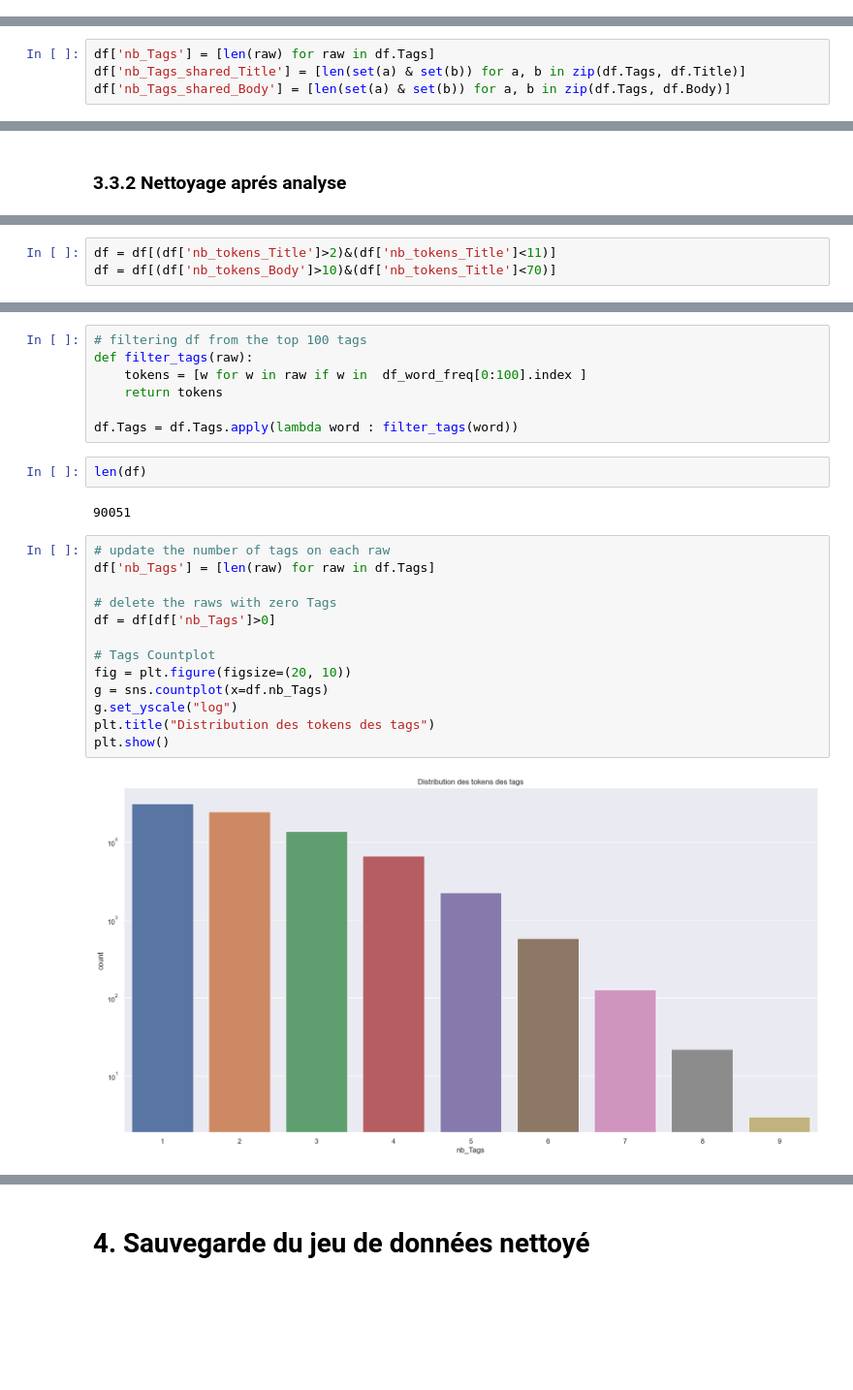
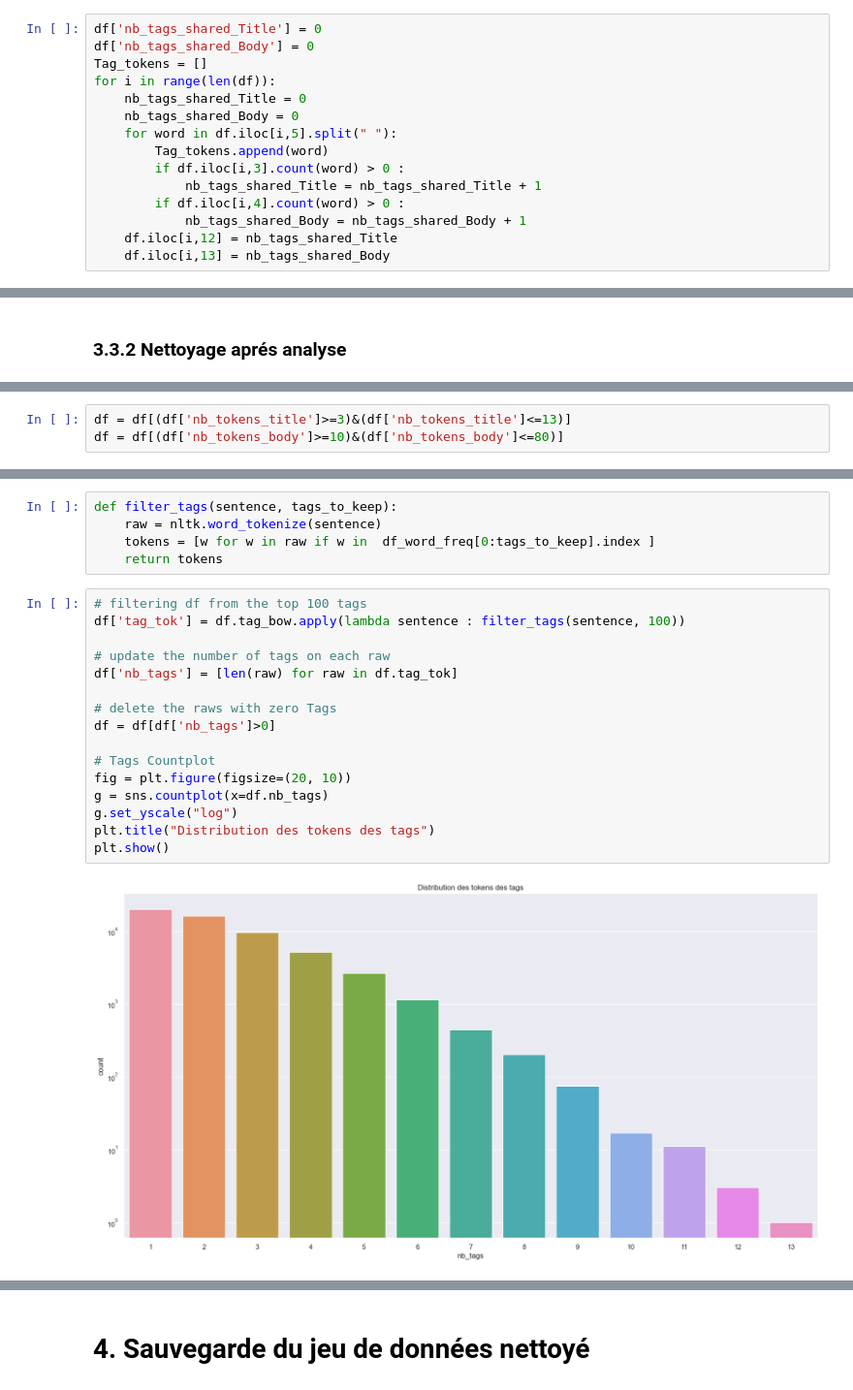
Before and after one commit to garbesc/Projet5, a Jupyter notebook: Exploration.ipynb, the cells around one changed output, grey strips where cells are left out. Shown: that part at 97% size. Cells and saved outputs as stored; diff of their text form; blank space fills up the shorter version.

```diff
--- a/Exploration.ipynb
+++ b/Exploration.ipynb
@@ -1119,0 +1005,15 @@ df['nb_tokens_shared'] = [len(set(a) & set(b)) for a, b in zip(df.Title, df.Body
+# %%
+df['nb_tags_shared_Title'] = 0
+df['nb_tags_shared_Body'] = 0
+Tag_tokens = []
+for i in range(len(df)):
+    nb_tags_shared_Title = 0
+    nb_tags_shared_Body = 0
+    for word in df.iloc[i,5].split(" "):
+        Tag_tokens.append(word)
+        if df.iloc[i,3].count(word) > 0 :
+            nb_tags_shared_Title = nb_tags_shared_Title + 1
+        if df.iloc[i,4].count(word) > 0 :
+            nb_tags_shared_Body = nb_tags_shared_Body + 1
+    df.iloc[i,12] = nb_tags_shared_Title
+    df.iloc[i,13] = nb_tags_shared_Body
@@ -1136,4 +1053,0 @@ plt.show()
-# %%
-df['nb_Tags'] = [len(raw) for raw in df.Tags]
-df['nb_Tags_shared_Title'] = [len(set(a) & set(b)) for a, b in zip(df.Tags, df.Title)]
-df['nb_Tags_shared_Body'] = [len(set(a) & set(b)) for a, b in zip(df.Tags, df.Body)]
@@ -1280,6 +1147,6 @@ En d'autres termes, un post ne sera admis que s'il contient au moins 2 mots sign
 # %%
-df = df[(df['nb_tokens_Title']>2)&(df['nb_tokens_Title']<11)]
-df = df[(df['nb_tokens_Body']>10)&(df['nb_tokens_Title']<70)]
+df = df[(df['nb_tokens_title']>=3)&(df['nb_tokens_title']<=13)]
+df = df[(df['nb_tokens_body']>=10)&(df['nb_tokens_body']<=80)]
 # %%
 len(df)
 # %% [output]
@@ -1320,26 +1185,23 @@ plt.show()
 # %%
-# filtering df from the top 100 tags
-def filter_tags(raw):
-    tokens = [w for w in raw if w in  df_word_freq[0:100].index ]
+def filter_tags(sentence, tags_to_keep):
+    raw = nltk.word_tokenize(sentence)
+    tokens = [w for w in raw if w in  df_word_freq[0:tags_to_keep].index ]
     return tokens
-
-df.Tags = df.Tags.apply(lambda word : filter_tags(word))
-# %%
-len(df)
-# %% [output]
-90051
 # %%
+# filtering df from the top 100 tags
+df['tag_tok'] = df.tag_bow.apply(lambda sentence : filter_tags(sentence, 100))
+
 # update the number of tags on each raw
-df['nb_Tags'] = [len(raw) for raw in df.Tags]
+df['nb_tags'] = [len(raw) for raw in df.tag_tok]
 
 # delete the raws with zero Tags
-df = df[df['nb_Tags']>0]
+df = df[df['nb_tags']>0]
 
 # Tags Countplot
 fig = plt.figure(figsize=(20, 10))
-g = sns.countplot(x=df.nb_Tags)
+g = sns.countplot(x=df.nb_tags)
 g.set_yscale("log")
 plt.title("Distribution des tokens des tags")
 plt.show()
 # %% [output]
-[figure, old version]
+[figure, new version]
```
Also changed, not shown: parts of 73 cells of this notebook, 1 other file.
